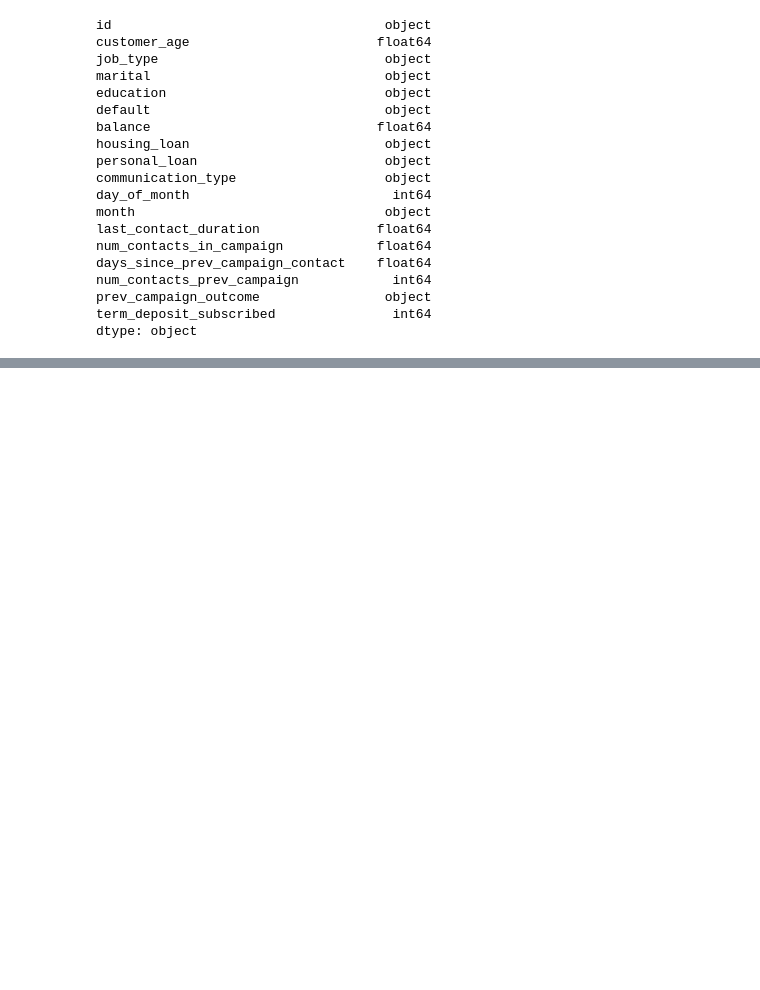
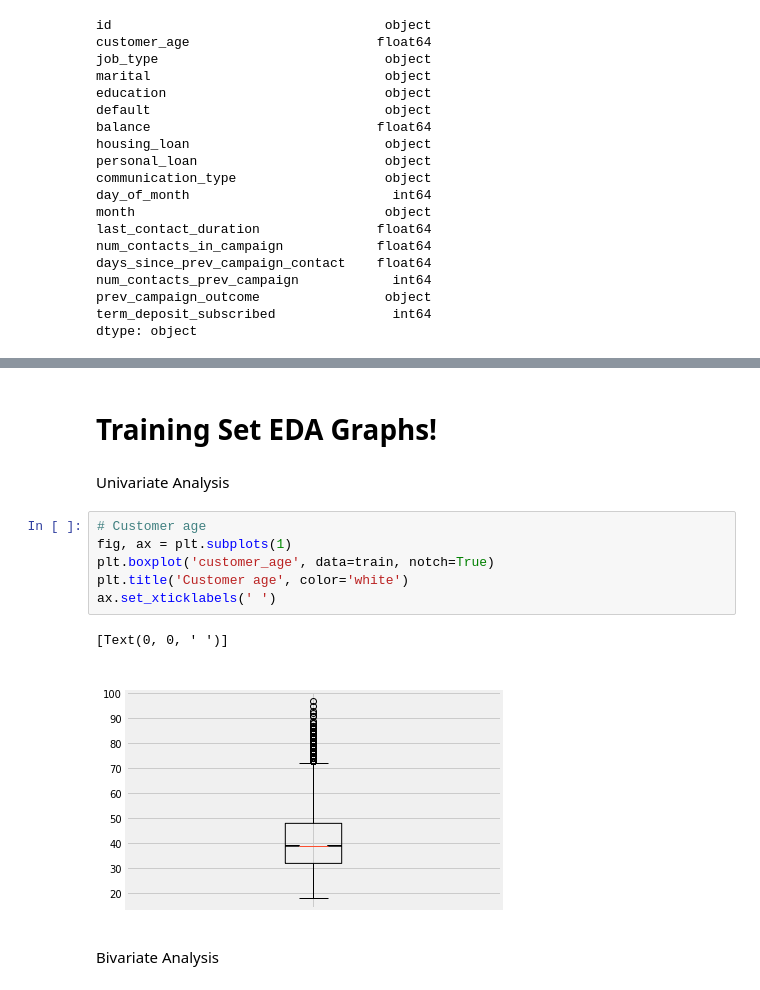
Before and after one commit to cmannnn/bank-promotional-campaigns, a Jupyter notebook: Guided_Hackathon_1.ipynb, the cells around one changed output, grey strips where cells are left out. Cells and saved outputs as stored; diff of their text form; blank space fills up the shorter version.

```diff
--- a/Guided_Hackathon_1.ipynb
+++ b/Guided_Hackathon_1.ipynb
@@ -284,0 +279,15 @@ plt.show()
+# %% [markdown]
+# Training Set EDA Graphs!
+# %% [markdown]
+Univariate Analysis
+# %%
+# Customer age
+fig, ax = plt.subplots(1)
+plt.boxplot('customer_age', data=train, notch=True)
+plt.title('Customer age', color='white')
+ax.set_xticklabels(' ')
+# %% [output]
+[Text(0, 0, ' ')]
+[figure, added]
+# %% [markdown]
+Bivariate Analysis
```
Also changed, not shown: parts of 7 cells of this notebook.
